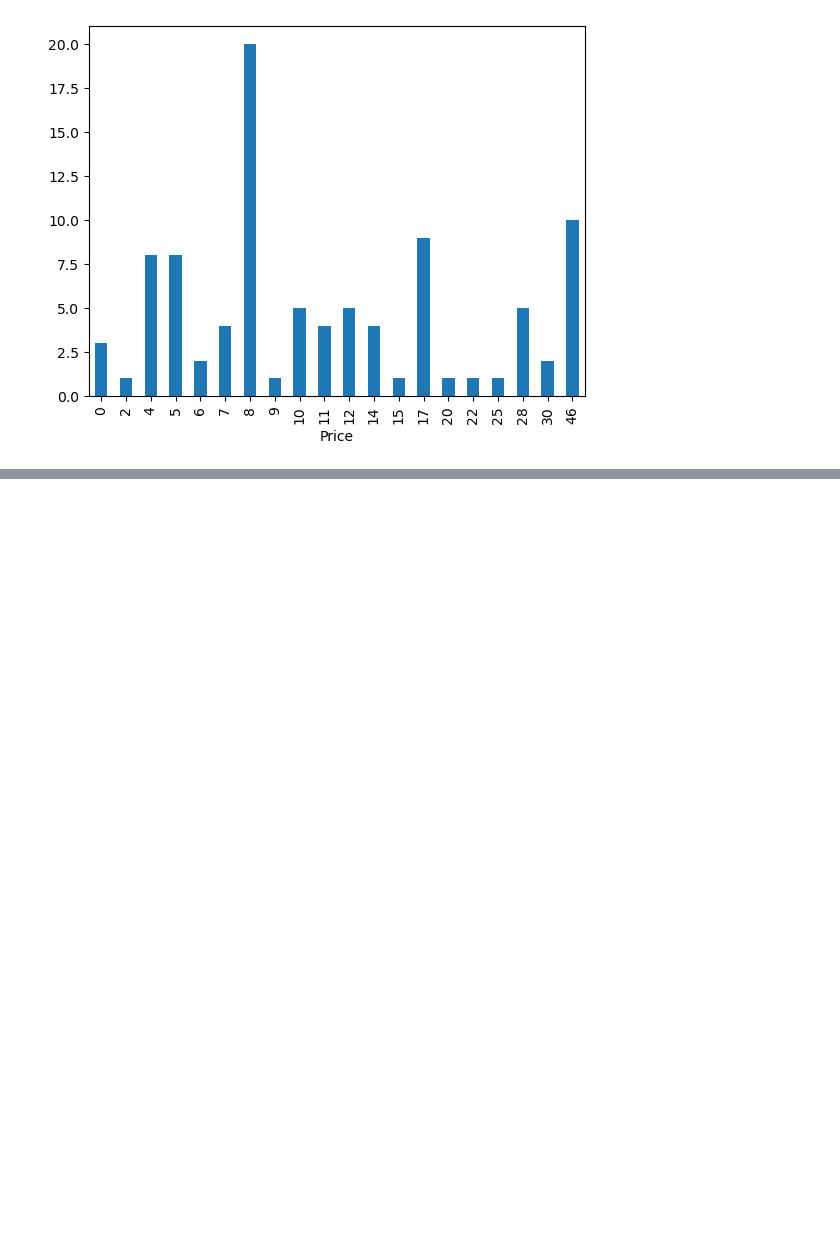
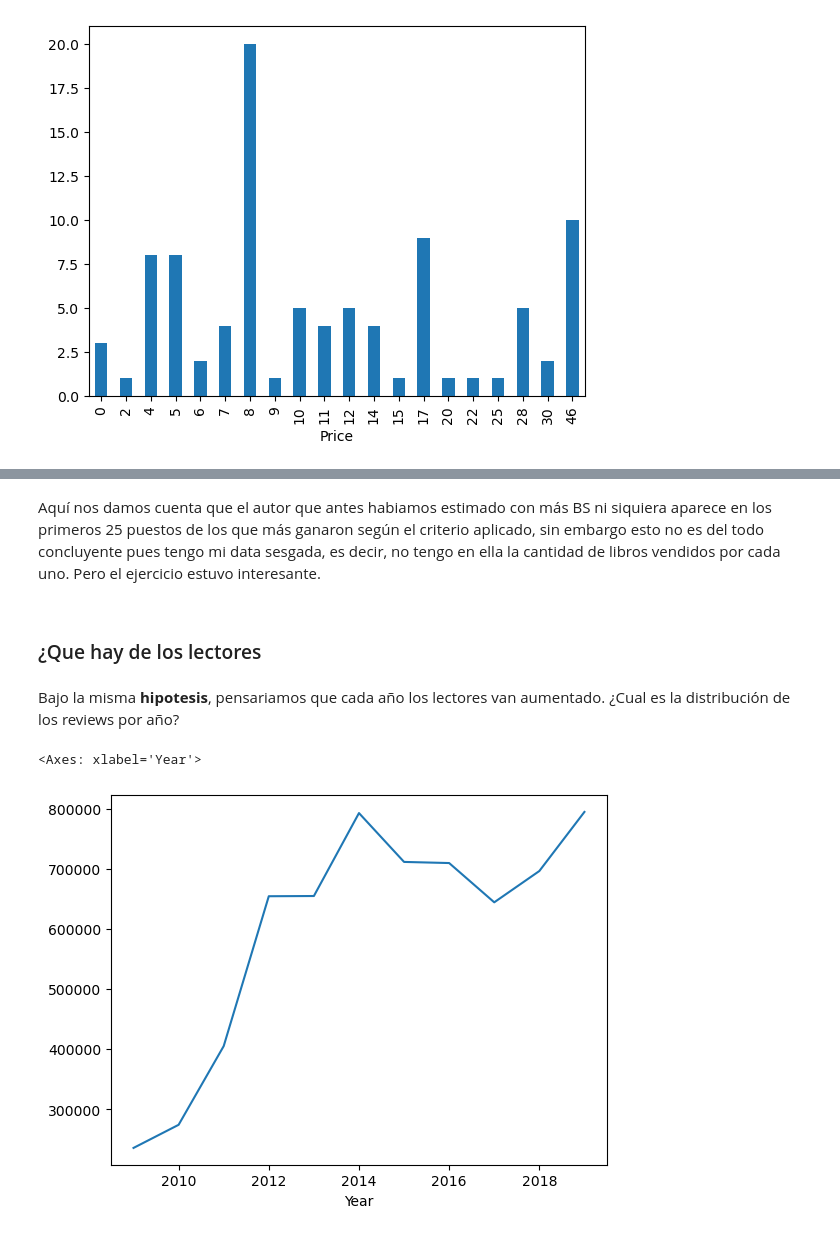
Before and after one commit to laverde-c/Best-Sellers, a Jupyter notebook: Best_sellers.ipynb, the cells around one changed output, grey strips where cells are left out. Cells and saved outputs as stored; diff of their text form; code cells hidden in the pictures; blank space fills up the shorter version.

```diff
--- a/Best_sellers.ipynb
+++ b/Best_sellers.ipynb
@@ -198,0 +234,12 @@ price.plot(kind='box', x='Price', y='price')
+# %% [markdown]
+<p> Aquí nos damos cuenta que el autor que antes habiamos estimado con más BS ni siquiera aparece en los primeros 25 puestos de los que más ganaron según el criterio aplicado, sin embargo esto no es del todo concluyente pues tengo mi data sesgada, es decir, no tengo en ella la cantidad de libros vendidos por cada uno. Pero el ejercicio estuvo interesante. <p>
+# %% [markdown]
+<h3> ¿Que hay de los lectores </h3>
+# %% [markdown]
+Bajo la misma **hipotesis**, pensariamos que cada año los lectores van aumentado. ¿Cual es la distribución de los reviews por año?
+# %%
+readers = df.groupby('Year')['Reviews'].sum()
+readers.plot()
+# %% [output]
+<Axes: xlabel='Year'>
+[figure, added]
```
Also changed, not shown: parts of 42 cells of this notebook, 1 other file.
